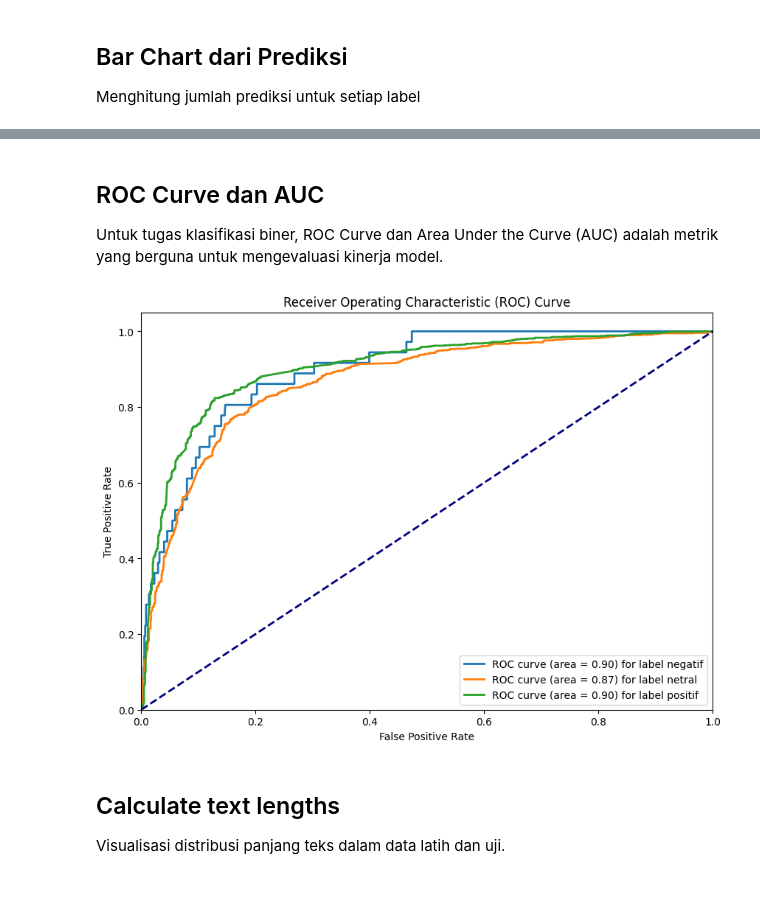
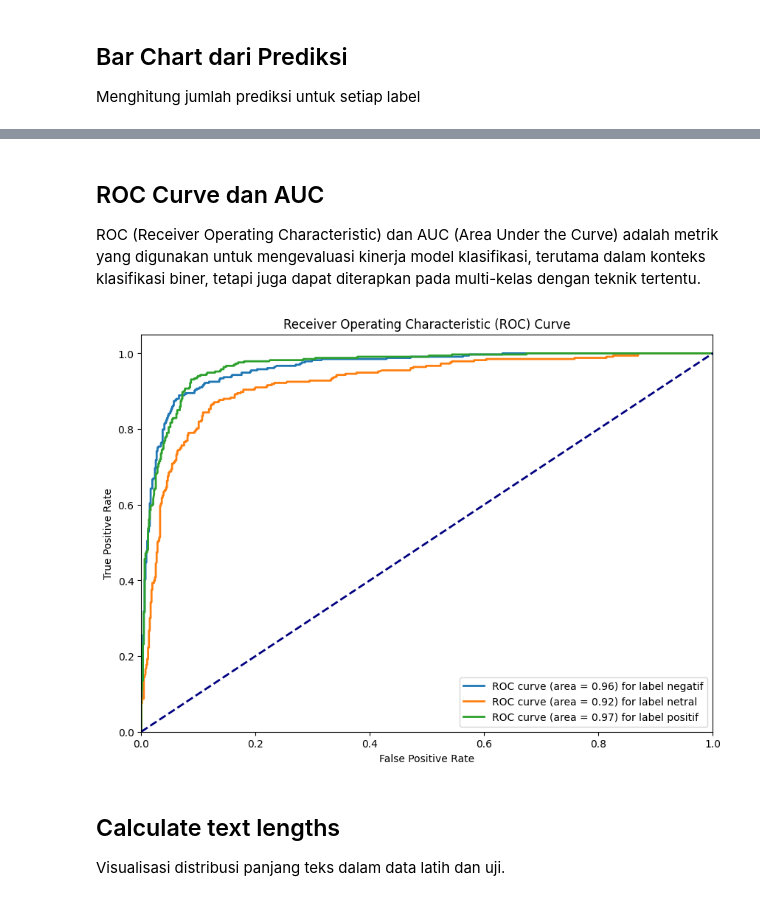
Before and after one commit to ekaputra04/youtube-rewind-indonesia-sentiment-analysis, a Jupyter notebook: analysis-data/analysis-all/app.ipynb, the cells around one changed output, grey strips where cells are left out. Saved outputs shown, nothing was run; the diff lists cells and outputs as text; code cells hidden in the pictures.

```diff
--- a/analysis-data/analysis-all/app.ipynb
+++ b/analysis-data/analysis-all/app.ipynb
@@ -33,12 +38,15 @@ client = MongoClient(local_url)
 db = client[db_name]
 data_train_collection = db[data_train_collection_name]
 data_test_collection = db[data_test_collection_name]
+labeling_all_collection = db[full_labeling_all_collection_name]
 
 # Mengambil data dari koleksi MongoDB
 data_train = list(data_train_collection.find())
 data_test = list(data_test_collection.find())
+data_all = list(labeling_all_collection.find())
 
 df_train = pd.DataFrame(data_train)
 df_test = pd.DataFrame(data_test)
+df_all = pd.DataFrame(data_all)
 # %% [markdown]
 ## Train model dengan Naive Bayes
@@ -117,30 +129,8 @@ Labeling proses selesai.
 # %%
-from sklearn.feature_extraction.text import CountVectorizer
-from sklearn.decomposition import LatentDirichletAllocation
-
-# Nama database dan collection
-db_name = 'cobaAnalisisYTRewindIndonesia'
-collection_name = 'newFullLabeled2015'
-
-# Memuat value dari file .env
-load_dotenv()
-
-local_url = os.getenv('URL_LOCAL')
-
-# Membuat koneksi ke MongoDB
-client = MongoClient(local_url)
-db = client[db_name]
-collection = db[collection_name]
-
-# Mengambil data dari koleksi MongoDB
-data = list(collection.find())
-
-# Konversi data menjadi dataframe
-df = pd.DataFrame(data)
-
 # Memisahkan komentar positif dan negatif
-df_positive = df[df['predicted_label'] == 'positif']
-df_negative = df[df['predicted_label'] == 'negatif']
+df_positive = df_all[df_all['predicted_label'] == 'positif']
+df_negative = df_all[df_all['predicted_label'] == 'negatif']
+df_netral = df_all[df_all['predicted_label'] == 'netral']
 
 def lda_topic_modeling(texts, n_topics=5, n_words=5):
     vectorizer = CountVectorizer()
@@ -154,13 +144,19 @@ def lda_topic_modeling(texts, n_topics=5, n_words=5):
     return topics
 
 # Ekstraksi topik dari komentar positif
-positive_topics = lda_topic_modeling(df_positive['textOriginal'], n_topics=1, n_words=20)
+positive_topics = lda_topic_modeling(df_positive['textOriginal'], n_topics=1, n_words=5)
 print("Topik dalam komentar positif:")
 for i, topic in enumerate(positive_topics):
     print(f"Topik {i + 1}: {', '.join(topic)}")
 
 # Ekstraksi topik dari komentar negatif
-negative_topics = lda_topic_modeling(df_negative['textOriginal'], n_topics=1, n_words=20)
+negative_topics = lda_topic_modeling(df_negative['textOriginal'], n_topics=1, n_words=5)
 print("\nTopik dalam komentar negatif:")
 for i, topic in enumerate(negative_topics):
     print(f"Topik {i + 1}: {', '.join(topic)}")
+
+# Ekstraksi topik dari komentar netral
+netral_topics = lda_topic_modeling(df_netral['textOriginal'], n_topics=1, n_words=5)
+print("\nTopik dalam komentar netral:")
+for i, topic in enumerate(netral_topics):
+    print(f"Topik {i + 1}: {', '.join(topic)}")
@@ -201,31 +377,31 @@ plt.show()
 # %% [markdown]
 ## ROC Curve dan AUC
 
-Untuk tugas klasifikasi biner, ROC Curve dan Area Under the Curve (AUC) adalah metrik yang berguna untuk mengevaluasi kinerja model.
+ROC (Receiver Operating Characteristic) dan AUC (Area Under the Curve) adalah metrik yang digunakan untuk mengevaluasi kinerja model klasifikasi, terutama dalam konteks klasifikasi biner, tetapi juga dapat diterapkan pada multi-kelas dengan teknik tertentu.
 # %%
 from sklearn.metrics import roc_curve, auc
 from sklearn.preprocessing import label_binarize
 
 y_test_binarized = label_binarize(y_test, classes=model.classes_)
-y_pred_proba = model.predict_proba(X_test)
+y_pred_proba = model.predict_proba(X_test_tfidf)
 
 # Plot ROC Curve
 plt.figure(figsize=(10, 7))
 for i, label in enumerate(model.classes_):
     fpr, tpr, _ = roc_curve(y_test_binarized[:, i], y_pred_proba[:, i])
     roc_auc = auc(fpr, tpr)
     plt.plot(fpr, tpr, lw=2, label=f'ROC curve (area = {roc_auc:.2f}) for label {label}')
 
 plt.plot([0, 1], [0, 1], color='navy', lw=2, linestyle='--')
 plt.xlim([0.0, 1.0])
 plt.ylim([0.0, 1.05])
 plt.xlabel('False Positive Rate')
 plt.ylabel('True Positive Rate')
 plt.title('Receiver Operating Characteristic (ROC) Curve')
 plt.legend(loc="lower right")
 plt.show()
 # %% [output]
-[figure, old version]
+[figure, new version]
 # %% [markdown]
 ## Calculate text lengths
 
```
Also changed, not shown: parts of 56 cells of this notebook, 2 other files.
